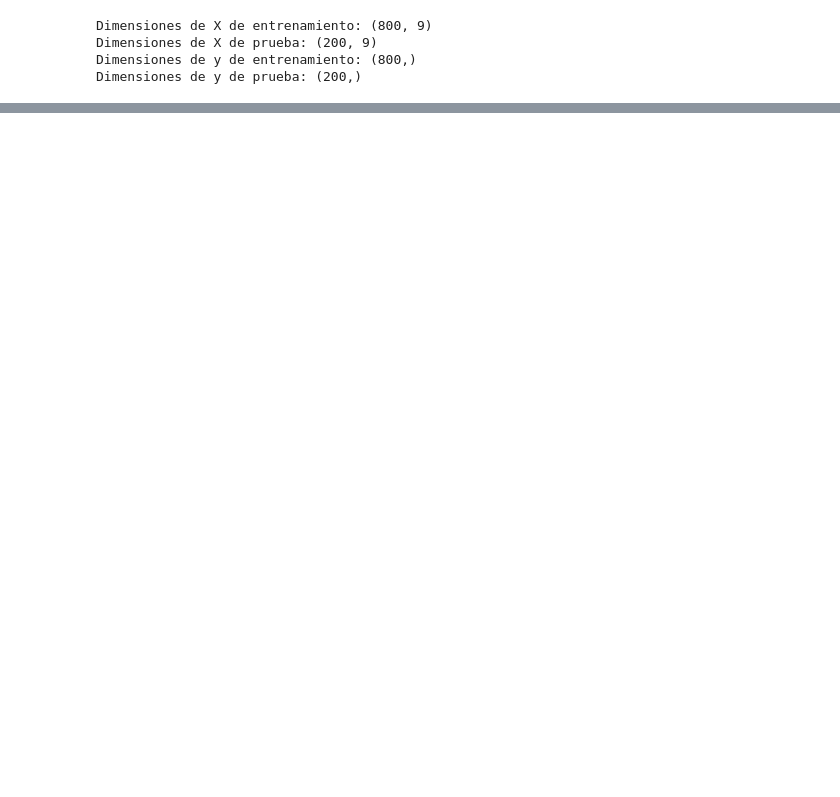
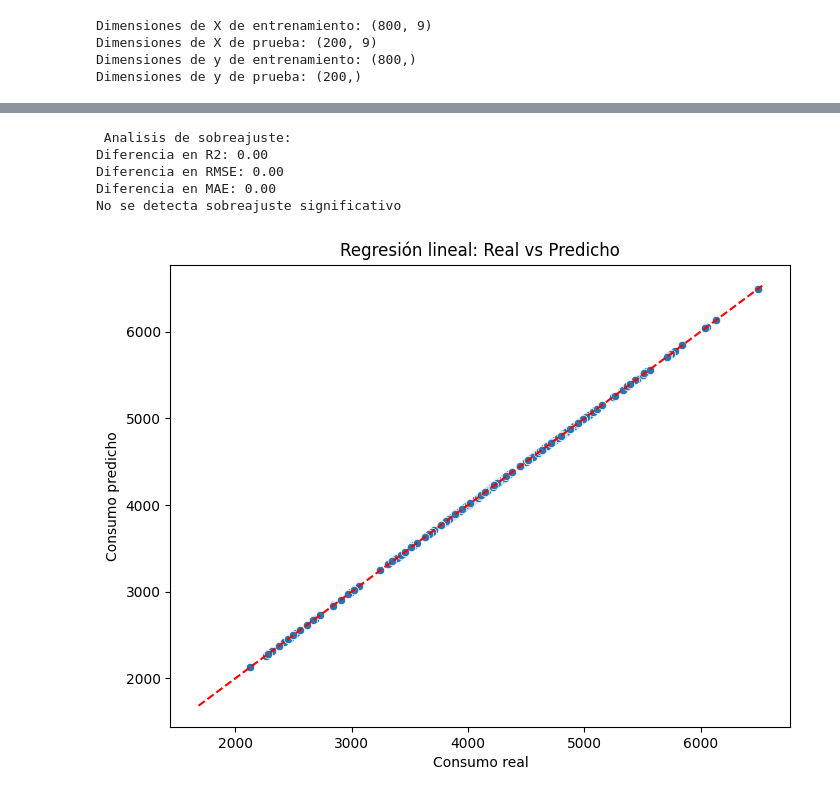
Before and after one commit to Factoria-F5-madrid/Project-Regression-Equipo-2, a Jupyter notebook: notebook/linear_regression.ipynb, the cells around one changed output, grey strips where cells are left out. Saved outputs shown, nothing was run; the diff lists cells and outputs as text; code cells hidden in the pictures; blank space fills up the shorter version.

Commit message:
feat: Agregando una segunda version del Algoritmo de Regresion Lineal: linear_regression_V2.ipynb, con análisis avanzado

```diff
--- a/notebook/linear_regression.ipynb
+++ b/notebook/linear_regression.ipynb
@@ -136,7 +169,0 @@ model = LinearRegression()
-# %%
-# AJUSTAR EL MODELO CON LOS DATOS DE ENTRENAMIENTO ES SENCILLO
-
-# 2. Entrenar el modelo con los datos de entrenamiento
-model.fit(X_train, y_train)
-
-print("¡Modelo de Regresión Lineal entrenado con éxito!")
@@ -145,17 +170,16 @@ print("¡Modelo de Regresión Lineal entrenado con éxito!")
 # %%
-# TAREA 4: PREDICCION Y EVALUACION
-
-# Importamos las métricas de evaluación
-from sklearn.metrics import r2_score, mean_squared_error
+## 8. EVALUACIÓN EN CONJUNTO DE PRUEBA
 
 # 1. Hacer predicciones sobre el conjunto de prueba
-y_pred = model.predict(X_test)
+y_test_pred = model.predict(x_test_scaled)
+r2_test = r2_score(y_test, y_test_pred)
+mse_test = mean_squared_error(y_test, y_test_pred)
+rmse_test = np.sqrt(mse_test)
+mae_test = mean_absolute_error(y_test, y_test_pred)
 
-# 2. Calcular las métricas de rendimiento
-r2 = r2_score(y_test, y_pred)
-mse = mean_squared_error(y_test, y_pred)
-
-print("Métricas de rendimiento del modelo en el conjunto de prueba:")
-print(f"Coeficiente de Determinación (R²): {r2:.2f}")
-print(f"Error Cuadrático Medio (MSE): {mse:.2f}")
+print("\n Evaluación en conjunto de prueba:")
+print(f"R²: {r2_test:.2f}")
+print(f"MSE: {mse_test:.2f}")
+print(f"RMSE: {rmse_test:.2f}")
+print(f"MAE: {mae_test:.2f}")
 # %% [output]
@@ -215,0 +204,29 @@ La diferencia entre las métricas es inferior al 5%. No se detecta sobreajuste s
+# %%
+# 10.VERIFICACION DE SOBREAJUSTE
+
+print("\n Analisis de sobreajuste:")
+print(f"Diferencia en R2: {abs(r2_train - r2_test):.2f}")
+print(f"Diferencia en RMSE: {abs(rmse_train - rmse_test):.2f}")
+print(f"Diferencia en MAE: {abs(mae_train - mae_test):.2f}")
+
+if abs(r2_train - r2_test) < 0.05 and abs(rmse_train - rmse_test) < 0.05:
+   print("No se detecta sobreajuste significativo")
+else:
+   print("El modelo podría ser sobreajustado")
+# %% [output]
+ Analisis de sobreajuste:
+Diferencia en R2: 0.00
+Diferencia en RMSE: 0.00
+Diferencia en MAE: 0.00
+No se detecta sobreajuste significativo
+# %%
+# 11. VISUALIZACION  DE PREDICCION VS REAL
+plt.figure(figsize=(8,6))
+sns.scatterplot(x=y_test, y=y_test_pred)
+plt.xlabel("Consumo real")
+plt.ylabel("Consumo predicho")
+plt.title("Regresión lineal: Real vs Predicho")
+plt.plot([y.min(), y.max()], [y.min(), y.max()], color='red', linestyle='--')
+plt.show()
+# %% [output]
+[figure, added]
```
Also changed, not shown: parts of 18 cells of this notebook, 1 other file.
